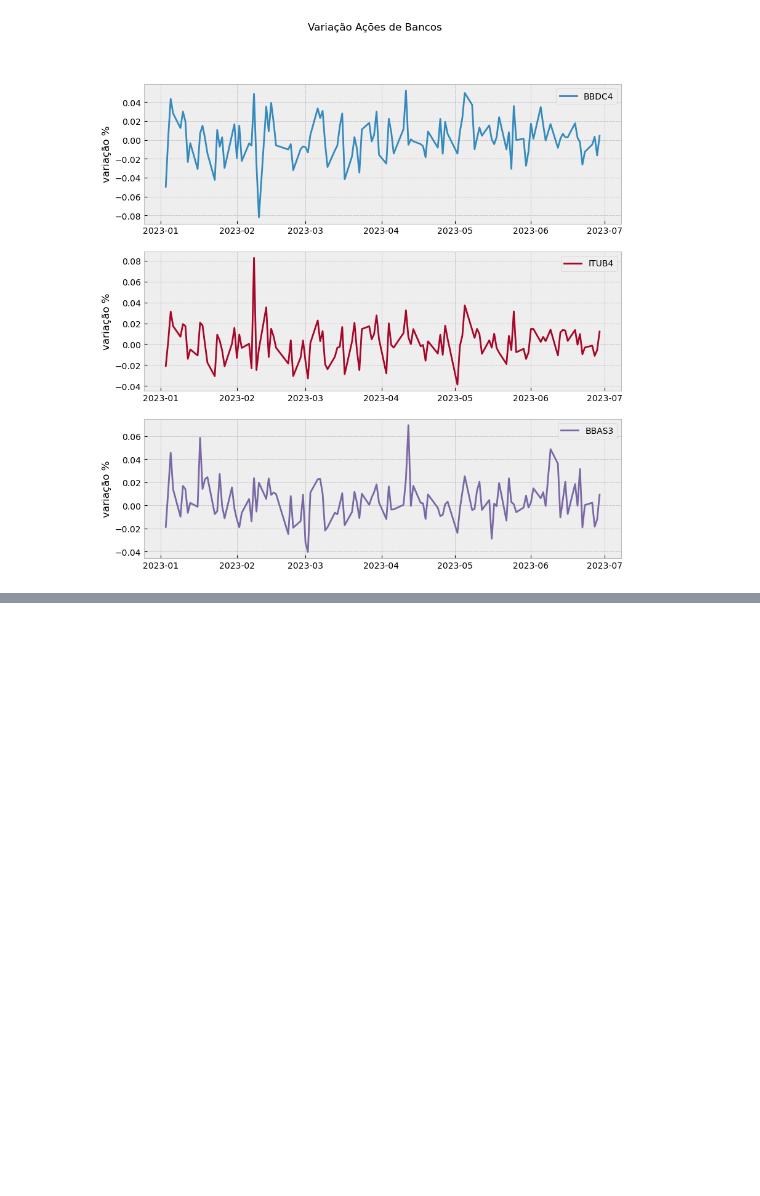
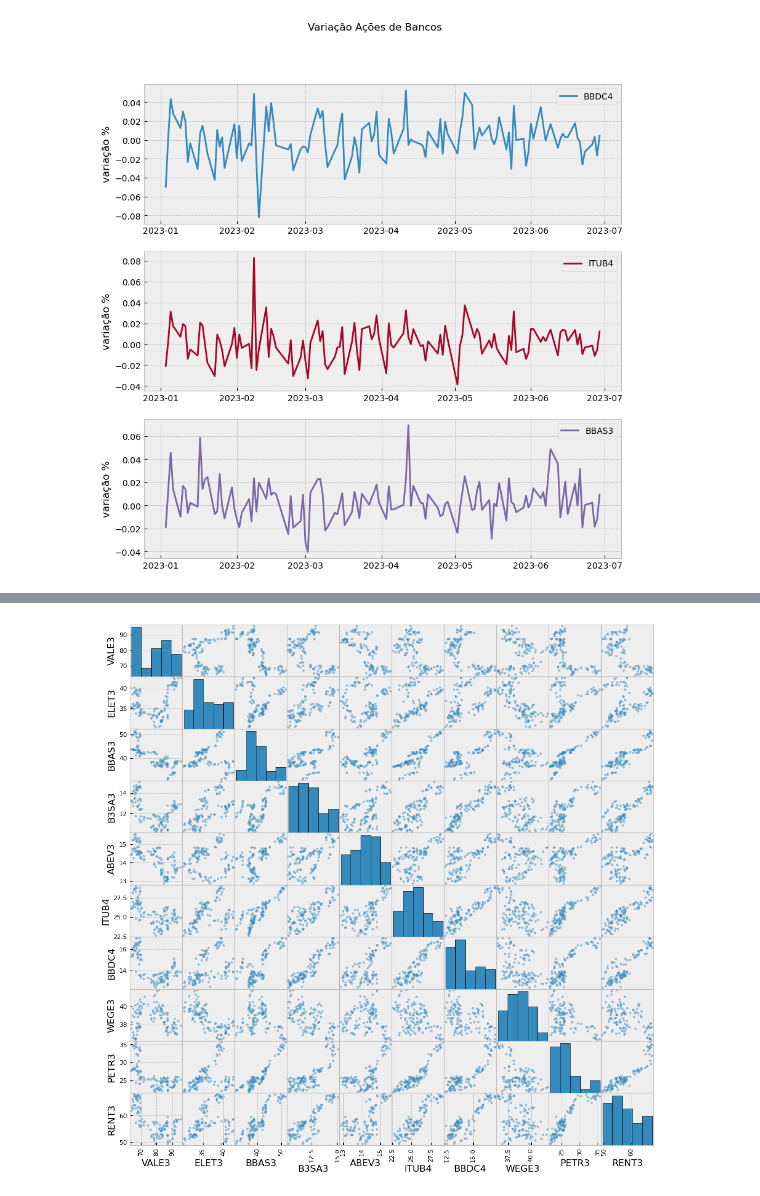
Before and after one commit to kiwsley/ciencia_de_dados, a Jupyter notebook: matplotlib_Searborn/plt.ipynb, the cells around one changed output, grey strips where cells are left out. Drawn from its saved outputs; the diff is of its cells as text; code cells hidden in the pictures; blank space fills up the shorter version.

```diff
--- a/matplotlib_Searborn/plt.ipynb
+++ b/matplotlib_Searborn/plt.ipynb
@@ -206,0 +355,4 @@ plt.show()
+# %%
+scatter_matrix(df_top10_ibov,figsize=(12,12),hist_kwds={'bins':5, 'edgecolor':'black'});
+# %% [output]
+[figure, added]
```
Also changed, not shown: parts of 12 cells of this notebook.
